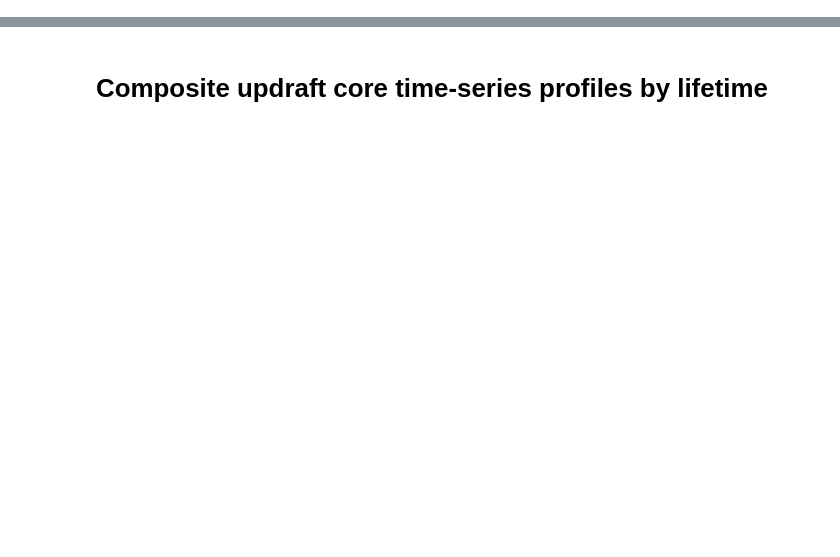
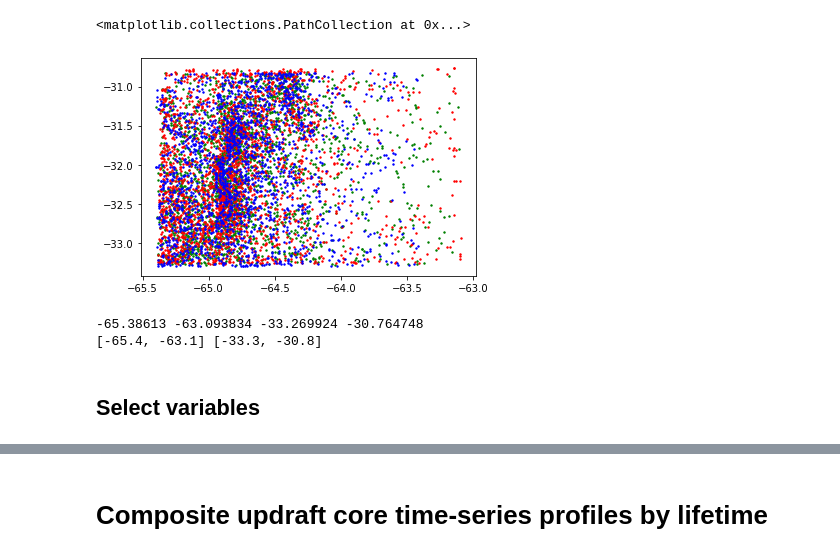
Before and after one commit to ICLASS-SFA/lasso_cellgrowth, a Jupyter notebook: notebooks/plot_w_celltrack_stats_bylifetime.ipynb, the cells around one changed output, grey strips where cells are left out. Cells and saved outputs as stored; diff of their text form; code cells hidden in the pictures; blank space fills up the shorter version.

```diff
--- a/notebooks/plot_w_celltrack_stats_bylifetime.ipynb
+++ b/notebooks/plot_w_celltrack_stats_bylifetime.ipynb
@@ -107,0 +116,17 @@ files_d3, files_d4, wfiles_d3, wfiles_d4
+# %%
+# Read track data (LASSO D2)
+dst_d2 = xr.open_mfdataset(files_d2, concat_dim='tracks', combine='nested')
+# Renumber tracks to make it continuous
+ntracks_d2 = dst_d2.sizes['tracks']
+dst_d2['tracks'] = np.arange(0, ntracks_d2)
+print(f'Number of tracks (D2): {ntracks_d2}')
+
+# Read W data (LASSO D2)
+dsw_d2 = xr.open_mfdataset(wfiles_d2, concat_dim='tracks', combine='nested')
+# Renumber tracks to make it continuous
+dsw_d2['tracks'] = np.arange(0, ntracks_d2)
+
+# Combine 2D and 3D datasets by coordinates
+ds_d2 = xr.combine_by_coords([dst_d2, dsw_d2], combine_attrs='drop_conflicts')
+ntimes_d2 = ds_d2.sizes['times']
+ds_d2
@@ -108,13 +152,13 @@ files_d3, files_d4, wfiles_d3, wfiles_d4
 # %%
 # Read track data (LASSO D3)
-dst_d3 = xr.open_mfdataset(files_d3, concat_dim='tracks', combine='nested').load()
+dst_d3 = xr.open_mfdataset(files_d3, concat_dim='tracks', combine='nested')
 # Renumber tracks to make it continuous
 ntracks_d3 = dst_d3.sizes['tracks']
 dst_d3['tracks'] = np.arange(0, ntracks_d3)
 print(f'Number of tracks (D3): {ntracks_d3}')
 
 # Read W data (LASSO D3)
-dsw_d3 = xr.open_mfdataset(wfiles_d3, concat_dim='tracks', combine='nested').load()
+dsw_d3 = xr.open_mfdataset(wfiles_d3, concat_dim='tracks', combine='nested')
 # Renumber tracks to make it continuous
 dsw_d3['tracks'] = np.arange(0, ntracks_d3)
 
@@ -164,2 +227,13 @@ Number of tracks (d4): 3130
 # %%
-ds_d4.isel(times=slice(0, 60))
+# Get track min/max lat/lon
+minlon_d2 = ds_d2['meanlon'].min(dim='times')
+maxlon_d2 = ds_d2['meanlon'].max(dim='times')
+minlat_d2 = ds_d2['meanlat'].min(dim='times')
+maxlat_d2 = ds_d2['meanlat'].max(dim='times')
+# Subset d2 tracks that are within D4 boundary
+ds_d2 = ds_d2.where((minlon_d2 >= min(lon_range)) & (maxlon_d2 <= max(lon_range)) & \
+                    (minlat_d2 >= min(lat_range)) & (maxlat_d2 <= max(lat_range)), drop=True)
+# Renumber tracks to make it continuous
+ntracks_d2 = ds_d2.sizes['tracks']
+ds_d2['tracks'] = np.arange(0, ntracks_d2)
+print(f'Number of tracks (D2): {ntracks_d2}')
@@ -178,0 +257,19 @@ print(f'Number of tracks (D3): {ntracks_d3}')
+# %%
+plt.scatter(ds_d3['meanlon'].mean(dim='times'), ds_d3['meanlat'].mean(dim='times'), s=2, c='g')
+plt.scatter(ds_d4['meanlon'].mean(dim='times'), ds_d4['meanlat'].mean(dim='times'), s=2, c='r')
+plt.scatter(ds_d2['meanlon'].mean(dim='times'), ds_d2['meanlat'].mean(dim='times'), s=2, c='b')
+# %% [output]
+<matplotlib.collections.PathCollection at 0x...>
+[figure, added]
+# %%
+minlon_d4 = ds_d4['meanlon'].min().values
+maxlon_d4 = ds_d4['meanlon'].max().values
+minlat_d4 = ds_d4['meanlat'].min().values
+maxlat_d4 = ds_d4['meanlat'].max().values
+print(minlon_d4, maxlon_d4, minlat_d4, maxlat_d4)
+print(lon_range, lat_range)
+# %% [output]
+-65.38613 -63.093834 -33.269924 -30.764748
+[-65.4, -63.1] [-33.3, -30.8]
+# %% [markdown]
+## Select variables
```
Also changed, not shown: parts of 95 cells of this notebook, 12 other files.
